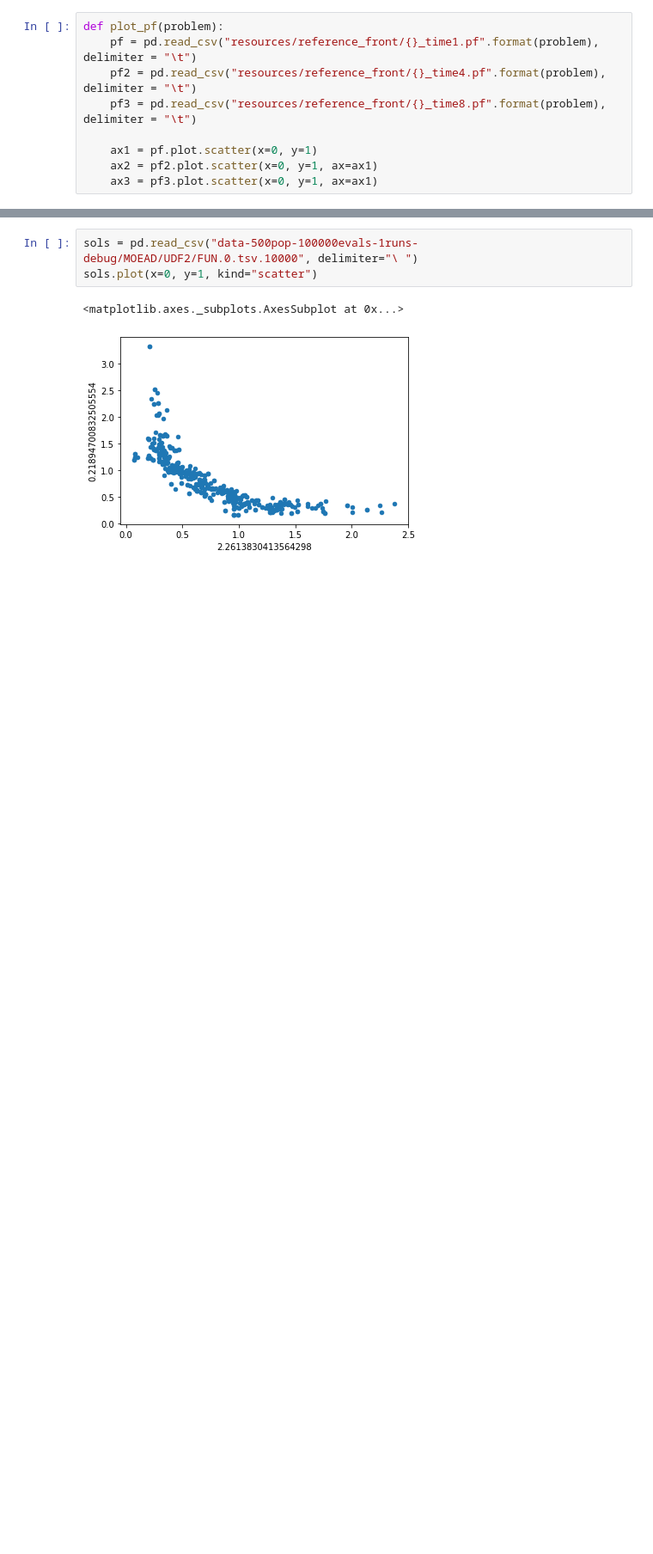
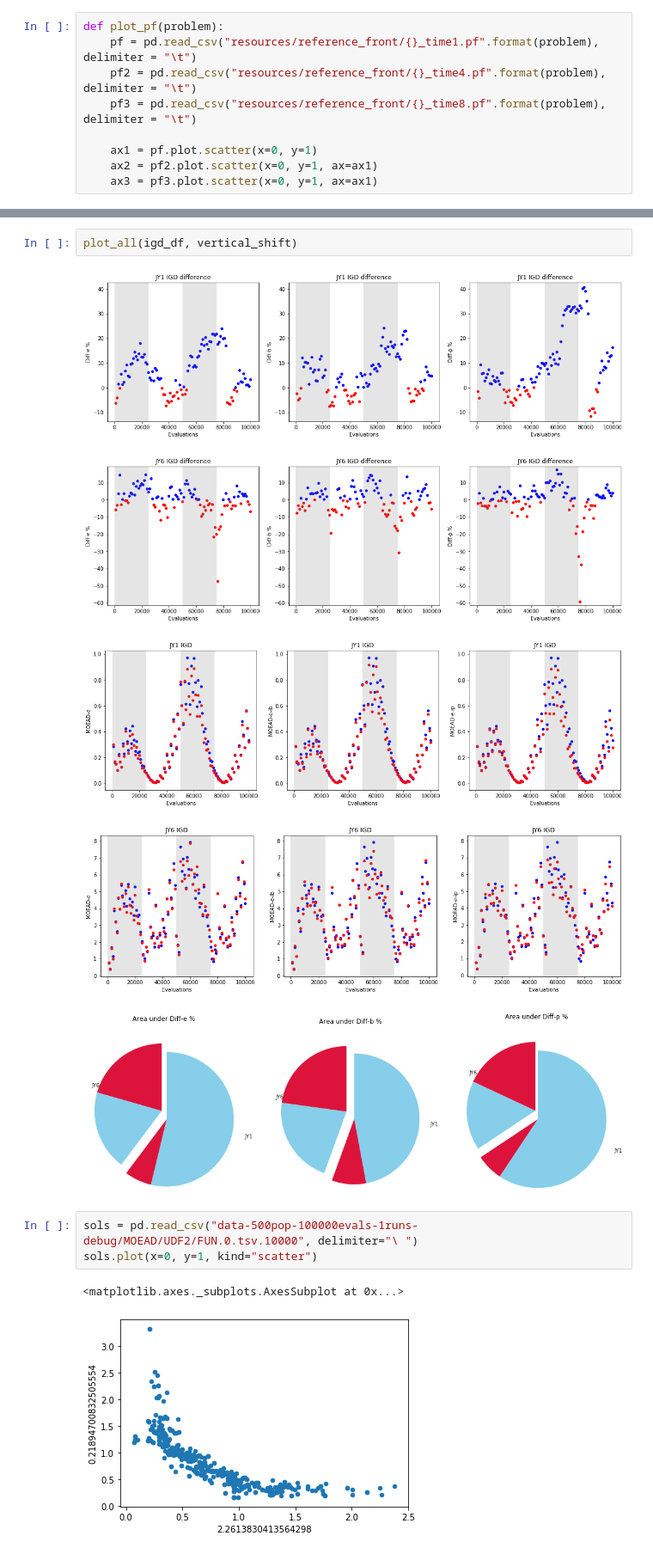
Before and after one commit to 12yuens2/cmlsga-jmetalpy, a Jupyter notebook: igd.ipynb, the cells around one changed output, grey strips where cells are left out. Shown at 86% size. Drawn from its saved outputs; the diff is of its cells as text; blank space fills up the shorter version.

```diff
--- a/igd.ipynb
+++ b/igd.ipynb
@@ -351,3 +302,11 @@ igd_df = get_average_igd(df,
+# %%
+plot_all(igd_df, vertical_shift)
+# %% [output]
+[figure, added]
+[figure, added]
+[figure, added]
+[figure, added]
+[figure, added]
 # %%
 sols = pd.read_csv("data-500pop-100000evals-1runs-debug/MOEAD/UDF2/FUN.0.tsv.10000", delimiter="\ ")
 sols.plot(x=0, y=1, kind="scatter")
```
Also changed, not shown: parts of 11 cells of this notebook.
